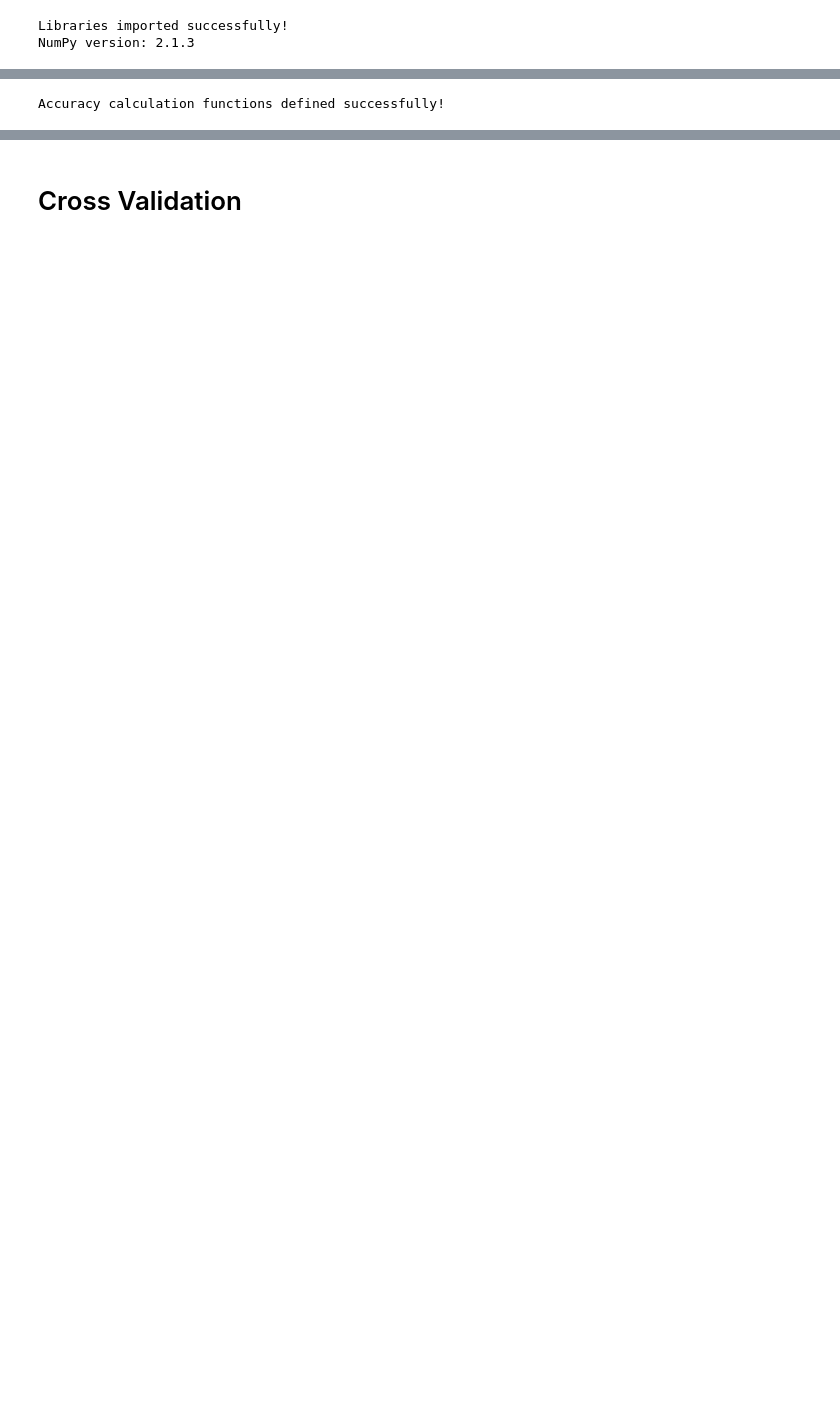
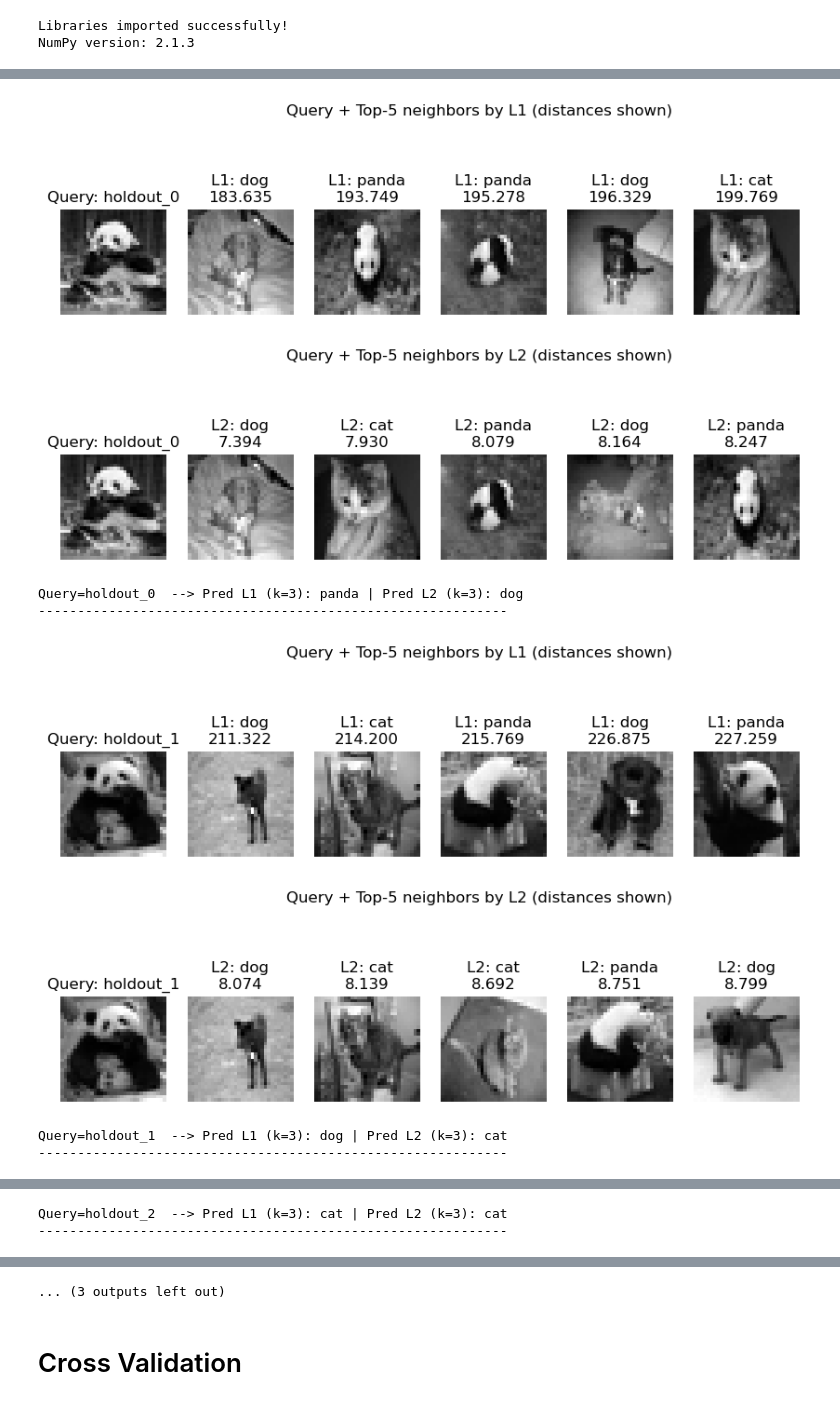
Before and after one commit to navinxqz/CVPR, a Jupyter notebook: MID/Assignment1.ipynb, the cells around one changed output, grey strips where cells are left out. Saved outputs shown, nothing was run; the diff lists cells and outputs as text; code cells hidden in the pictures; blank space fills up the shorter version.

```diff
--- a/MID/Assignment1.ipynb
+++ b/MID/Assignment1.ipynb
@@ -236,16 +266,65 @@ Created 5 folds:
 # %%
-def calculate_accuracy(y_true, y_pred):
-    correct = np.sum(y_true == y_pred)
-    total = len(y_true)
-    accuracy = correct / total
-    return accuracy
+def visualize_topk_for_tests(tests, X_full, y_full, class_names, k_neighbors=5, k_vote=3):
+    h,w = 32,32
+    for name, arr in tests:
+        fig = plt.figure(figsize=(12, 3.5))
+        # show query
+        axq = plt.subplot2grid((1, 7), (0, 0), colspan=1)
+        axq.imshow(arr.reshape(h,w), cmap='gray')
+        axq.set_title(f"Query: {name}")
+        axq.axis('off')
 
-def calculate_confusion_matrix(y_true, y_pred, n_classes):
-    cm = np.zeros((n_classes, n_classes), dtype=int)
-    for true_label, pred_label in zip(y_true, y_pred):
-        cm[true_label, pred_label] += 1
+        # L1 neighbors
+        neighbors_l1 = get_k_neighbors(arr, X_full, y_full, k=k_neighbors, distance='l1')
+        axpos = 1
+        for d, lbl, idx in neighbors_l1:
+            ax = plt.subplot2grid((1, 7), (0, axpos))
+            ax.imshow(X_full[idx].reshape(h,w), cmap='gray')
+            ax.set_title(f"L1: {class_names[lbl]}\n{d:.3f}")
+            ax.axis('off')
+            axpos += 1
+        plt.suptitle("Query + Top-5 neighbors by L1 (distances shown)", fontsize=12)
+        plt.show()
 
-    return cm
-print("Accuracy calculation functions defined successfully!")
+        # L2 neighbors
+        fig = plt.figure(figsize=(12, 3.5))
+        axq = plt.subplot2grid((1, 7), (0, 0), colspan=1)
+        axq.imshow(arr.reshape(h,w), cmap='gray')
+        axq.set_title(f"Query: {name}")
+        axq.axis('off')
+
+        neighbors_l2 = get_k_neighbors(arr, X_full, y_full, k=k_neighbors, distance='l2')
+        axpos = 1
+        for d, lbl, idx in neighbors_l2:
+            ax = plt.subplot2grid((1, 7), (0, axpos))
+            ax.imshow(X_full[idx].reshape(h,w), cmap='gray')
+            ax.set_title(f"L2: {class_names[lbl]}\n{d:.3f}")
+            ax.axis('off')
+            axpos += 1
+        plt.suptitle("Query + Top-5 neighbors by L2 (distances shown)", fontsize=12)
+        plt.show()
+
+        # Predictions by majority (k_vote)
+        pred_l1 = knn_predict_label(arr, X_full, y_full, k=k_vote, distance='l1')
+        pred_l2 = knn_predict_label(arr, X_full, y_full, k=k_vote, distance='l2')
+        print(f"Query={name}  --> Pred L1 (k={k_vote}): {class_names[pred_l1]} | Pred L2 (k={k_vote}): {class_names[pred_l2]}")
+        print("-"*60)
+
+# Use remaining_idx as training set if holdout was used, otherwise use full X
+if remaining_idx is not None:
+    X_train_final = X[remaining_idx]
+    y_train_final = y[remaining_idx]
+else:
+    X_train_final = X
+    y_train_final = y
+
+visualize_topk_for_tests(tests, X_train_final, y_train_final, class_names, k_neighbors=5, k_vote=3)
 # %% [output]
+[figure, added]
+[figure, added]
-Accuracy calculation functions defined successfully!
+Query=holdout_0  --> Pred L1 (k=3): panda | Pred L2 (k=3): dog
+------------------------------------------------------------
+[figure, added]
+[figure, added]
+Query=holdout_1  --> Pred L1 (k=3): dog | Pred L2 (k=3): cat
+------------------------------------------------------------
@@ -251,0 +333,2 @@ Accuracy calculation functions defined successfully!
+Query=holdout_2  --> Pred L1 (k=3): cat | Pred L2 (k=3): cat
+------------------------------------------------------------
@@ -252,3 +339,4 @@ Accuracy calculation functions defined successfully!
+... (3 outputs left out)
 # %% [markdown]
 # Cross Validation
 # %%
```
Also changed, not shown: parts of 31 cells of this notebook, 2 other files.
